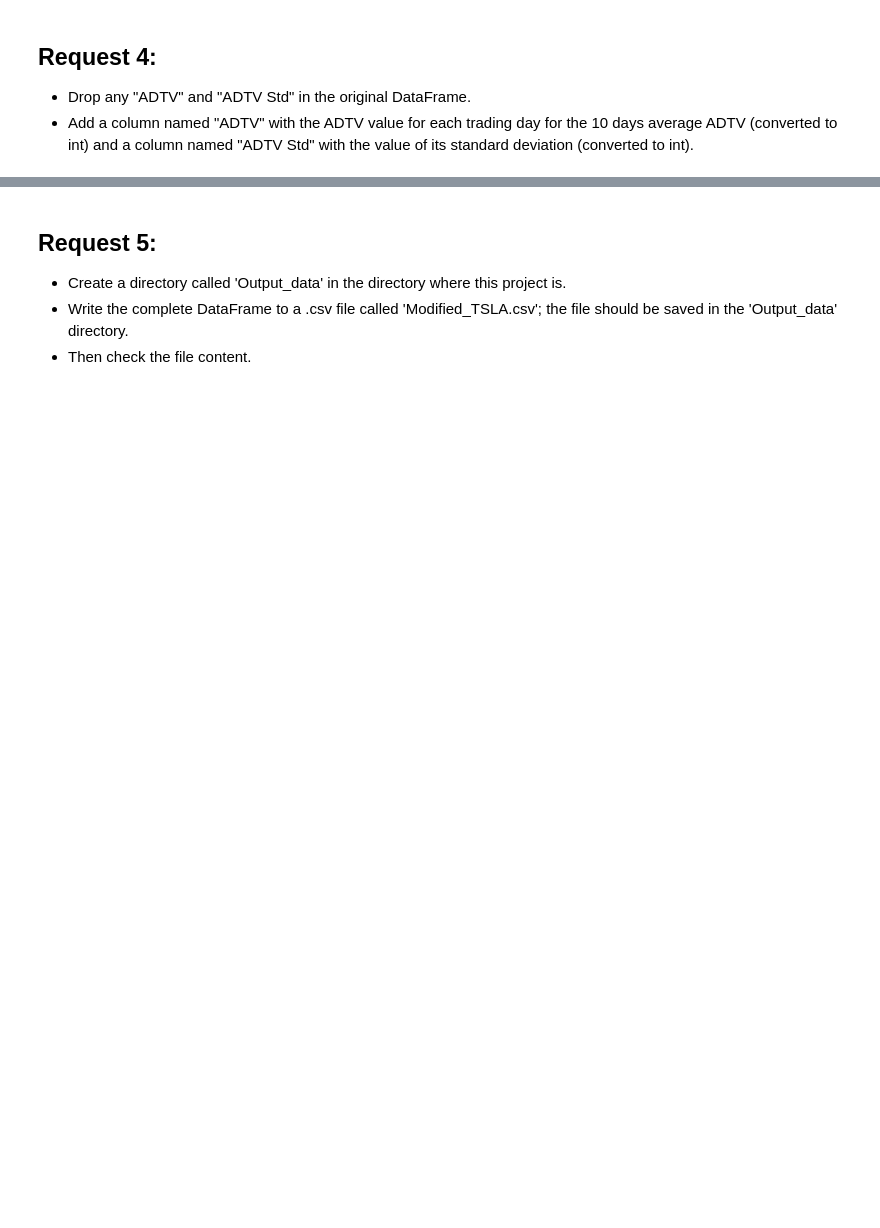
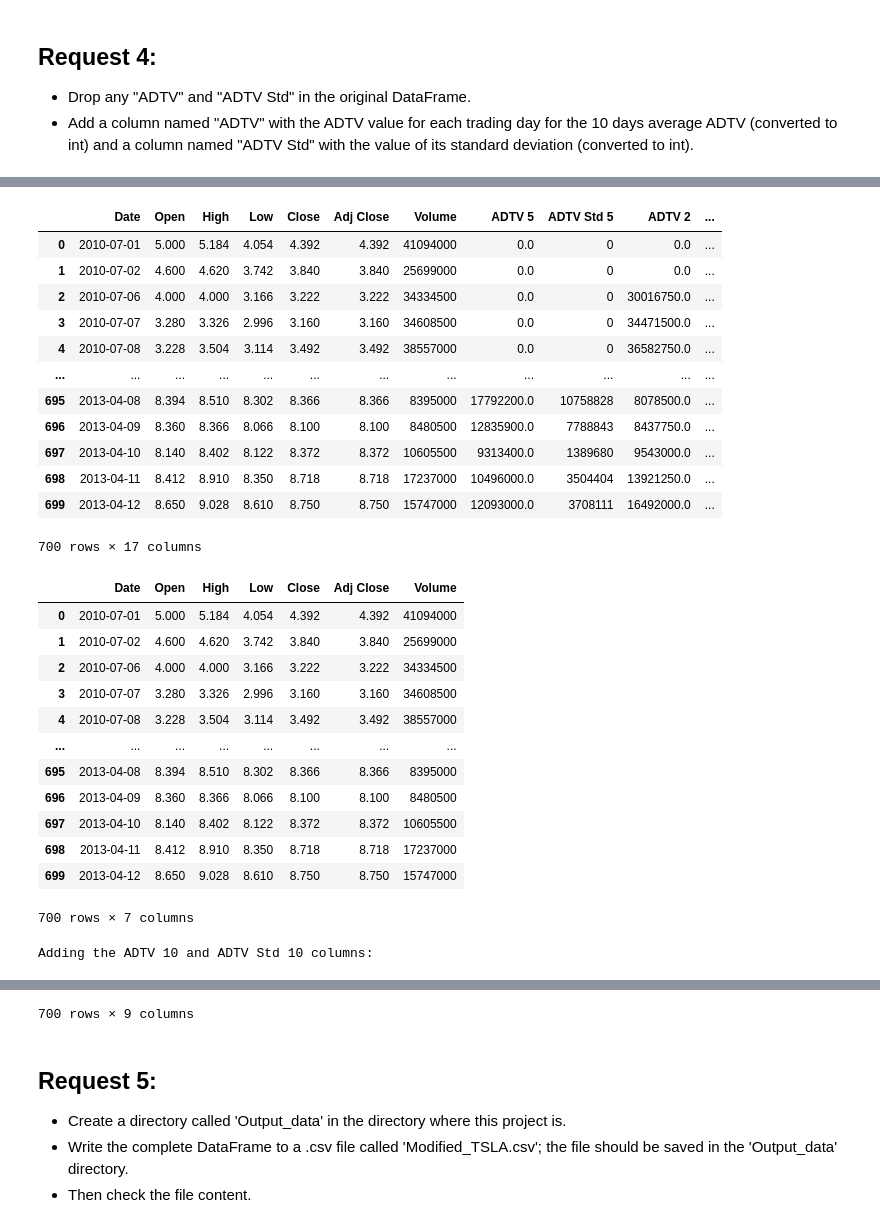
Before and after one commit to Latak1a/Room-3, a Jupyter notebook: Data Analysis with Tesla_Blank.ipynb, the cells around one changed output, grey strips where cells are left out. Cells and saved outputs as stored; diff of their text form; code cells hidden in the pictures; blank space fills up the shorter version.

```diff
--- a/Data Analysis with Tesla_Blank.ipynb
+++ b/Data Analysis with Tesla_Blank.ipynb
@@ -362,0 +306,30 @@ Casting the ADTV 5 column into integers:
+# %%
+for nGiorni in [2, 10, 20, 50]:
+    df1 = calcola_adtv(df_TSLA, nGiorni = nGiorni)
+    df1 = calcola_adtv_std(df_TSLA, nGiorni = nGiorni)
+
+    print(f"\nAdding the ADTV {nGiorni} and ADTV Std {nGiorni} columns to the DataFrame:")
+    display(df_TSLA.tail())
+
+    print(f"\nCasting the ADTV Std {nGiorni} column into integers:")
+    df_TSLA = df_TSLA.astype({f"ADTV Std {nGiorni}": int}, errors = 'raise')
+    display(df_TSLA.tail())
+
+days = [2, 5, 10, 20, 50]
+
+fig, ax = plt.subplots(figsize = (9,7))
+
+for giorni in days:
+    ax.plot(df_TSLA['Date'], df_TSLA[f'ADTV {giorni}'], label = f"ADTV {giorni}")
+    ax.set_title('ADTV for different days averages') # Set the title
+    ax.set_xlabel('Date') # Set the x label
+    ax.set_xlim(0, 700) # Set the x limits
+    ax.set_ylabel('ADTV') # Set the y label
+    start, end = ax.get_xlim()
+    ax.xaxis.set_ticks(np.arange(start, end, 100)) # Set the x ticks
+    ax.set_xticklabels(df_TSLA.iloc[build_xticklabels(df_TSLA["Date"],0,700,100),0], rotation = 45) # Set the x ticks labels
+    ax.legend()
+
+plt.show()
+
+df_TSLA_complete = df_TSLA.copy()
@@ -396,0 +384,40 @@ Suppressing the scientific notation on "ADTV Std"
+# %%
+display(df_TSLA)
+df_TSLA = df_TSLA.loc[:, "Date":"Volume"]
+
+display(df_TSLA)
+
+print("\nAdding the ADTV 10 and ADTV Std 10 columns:")
+df_TSLA = calcola_adtv(df_TSLA, nGiorni = 10)
+df_TSLA = calcola_adtv_std(df_TSLA, nGiorni = 10)
+df_TSLA = df_TSLA.astype({'ADTV Std 10':float}, errors = 'raise')
+df_TSLA["ADTV Std 10"] = df_TSLA["ADTV Std 10"].round(decimals = 1)
+display(df_TSLA)
+# %% [output]
+|  | Date | Open | High | Low | Close | Adj Close | Volume | ADTV 5 | ADTV Std 5 | ADTV 2 | ... |
+| 0 | 2010-07-01 | 5.000 | 5.184 | 4.054 | 4.392 | 4.392 | 41094000 | 0.0 | 0 | 0.0 | ... |
+| 1 | 2010-07-02 | 4.600 | 4.620 | 3.742 | 3.840 | 3.840 | 25699000 | 0.0 | 0 | 0.0 | ... |
+| 2 | 2010-07-06 | 4.000 | 4.000 | 3.166 | 3.222 | 3.222 | 34334500 | 0.0 | 0 | 30016750.0 | ... |
+| 3 | 2010-07-07 | 3.280 | 3.326 | 2.996 | 3.160 | 3.160 | 34608500 | 0.0 | 0 | 34471500.0 | ... |
+| 4 | 2010-07-08 | 3.228 | 3.504 | 3.114 | 3.492 | 3.492 | 38557000 | 0.0 | 0 | 36582750.0 | ... |
+| ... | ... | ... | ... | ... | ... | ... | ... | ... | ... | ... | ... |
+| 695 | 2013-04-08 | 8.394 | 8.510 | 8.302 | 8.366 | 8.366 | 8395000 | 17792200.0 | 10758828 | 8078500.0 | ... |
+| 696 | 2013-04-09 | 8.360 | 8.366 | 8.066 | 8.100 | 8.100 | 8480500 | 12835900.0 | 7788843 | 8437750.0 | ... |
+| 697 | 2013-04-10 | 8.140 | 8.402 | 8.122 | 8.372 | 8.372 | 10605500 | 9313400.0 | 1389680 | 9543000.0 | ... |
+| 698 | 2013-04-11 | 8.412 | 8.910 | 8.350 | 8.718 | 8.718 | 17237000 | 10496000.0 | 3504404 | 13921250.0 | ... |
+| 699 | 2013-04-12 | 8.650 | 9.028 | 8.610 | 8.750 | 8.750 | 15747000 | 12093000.0 | 3708111 | 16492000.0 | ... |
+700 rows × 17 columns
+|  | Date | Open | High | Low | Close | Adj Close | Volume |
+| 0 | 2010-07-01 | 5.000 | 5.184 | 4.054 | 4.392 | 4.392 | 41094000 |
+| 1 | 2010-07-02 | 4.600 | 4.620 | 3.742 | 3.840 | 3.840 | 25699000 |
+| 2 | 2010-07-06 | 4.000 | 4.000 | 3.166 | 3.222 | 3.222 | 34334500 |
+| 3 | 2010-07-07 | 3.280 | 3.326 | 2.996 | 3.160 | 3.160 | 34608500 |
+| 4 | 2010-07-08 | 3.228 | 3.504 | 3.114 | 3.492 | 3.492 | 38557000 |
+| ... | ... | ... | ... | ... | ... | ... | ... |
+| 695 | 2013-04-08 | 8.394 | 8.510 | 8.302 | 8.366 | 8.366 | 8395000 |
+| 696 | 2013-04-09 | 8.360 | 8.366 | 8.066 | 8.100 | 8.100 | 8480500 |
+| 697 | 2013-04-10 | 8.140 | 8.402 | 8.122 | 8.372 | 8.372 | 10605500 |
+| 698 | 2013-04-11 | 8.412 | 8.910 | 8.350 | 8.718 | 8.718 | 17237000 |
+| 699 | 2013-04-12 | 8.650 | 9.028 | 8.610 | 8.750 | 8.750 | 15747000 |
+700 rows × 7 columns
+Adding the ADTV 10 and ADTV Std 10 columns:
@@ -397,3 +436,4 @@ Suppressing the scientific notation on "ADTV Std"
+700 rows × 9 columns
 # %% [markdown]
 ## Request 5:
 - Create a directory called 'Output_data' in the directory where this project is.
```
Also changed, not shown: parts of 12 cells of this notebook, 3 other files.
